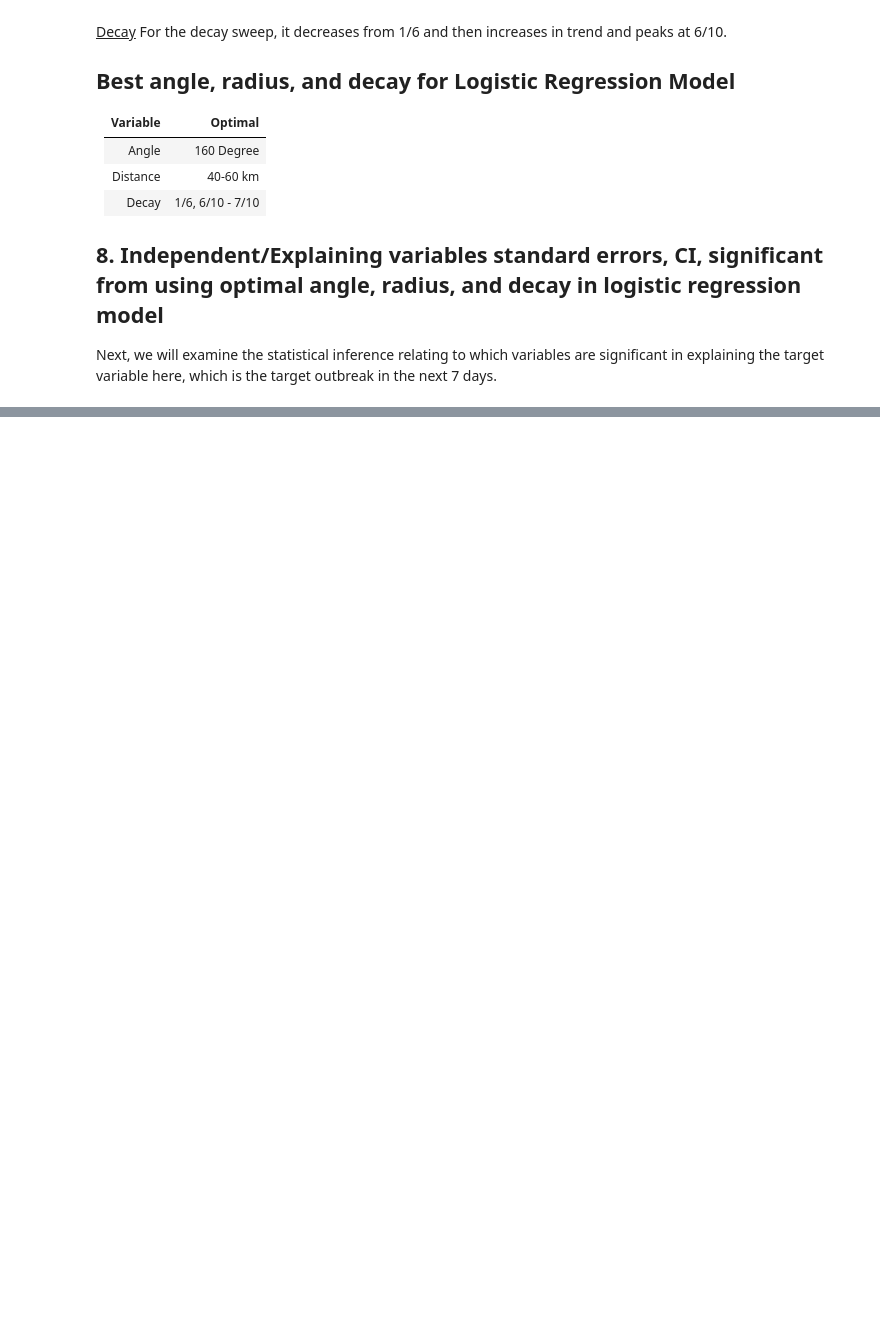
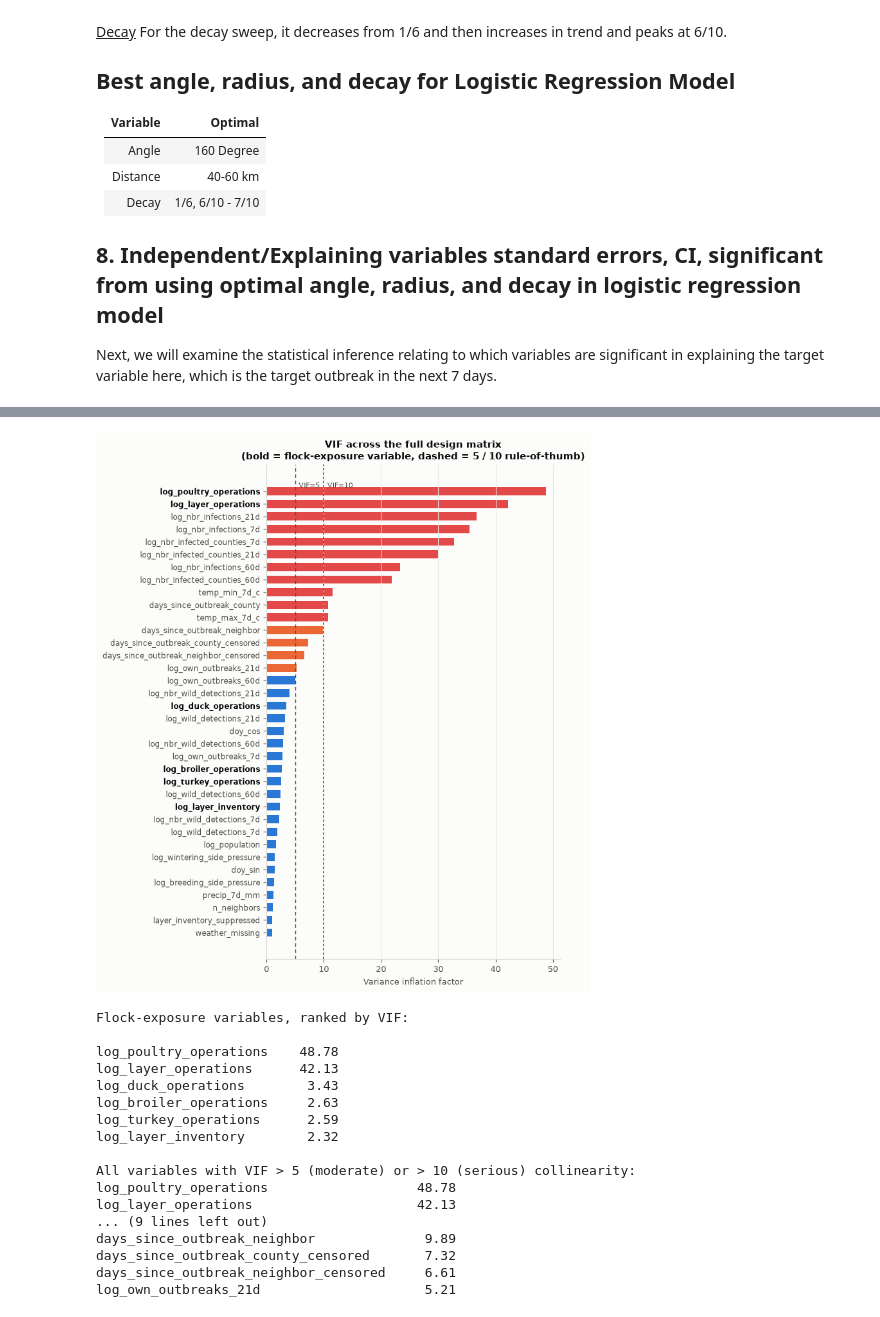
Before and after one commit to NickSanfordCPA/h5n1-capstone, a Jupyter notebook: notebooks/regression_baseline.ipynb, the cells around one changed output, grey strips where cells are left out. Saved outputs shown, nothing was run; the diff lists cells and outputs as text; code cells hidden in the pictures; blank space fills up the shorter version.

```diff
--- a/notebooks/regression_baseline.ipynb
+++ b/notebooks/regression_baseline.ipynb
@@ -890,0 +970,58 @@ plt.show()
+# %%
+from statsmodels.stats.outliers_influence import variance_inflation_factor
+
+vif = pd.Series(
+    [variance_inflation_factor(Xs.values, i) for i in range(Xs.shape[1])],
+    index=Xs.columns,
+).drop("const").sort_values(ascending=False)
+
+flock_log_cols = [f"log_{c}" for c in FLOCK_COLS]
+is_flock = vif.index.isin(flock_log_cols)
+
+fig, ax = plt.subplots(figsize=(7.4, 8.8))
+ypos = np.arange(len(vif))
+bar_colors = [RED if v > 10 else (ORANGE if v > 5 else BLUE) for v in vif.values]
+ax.barh(ypos, vif.values, color=bar_colors, height=0.65)
+ax.axvline(5, color=INK_2, lw=1.0, ls=(0, (4, 3)))
+ax.axvline(10, color=INK_2, lw=1.2, ls=(0, (2, 2)))
+ax.annotate("VIF=5", (5, 0), textcoords="offset points", xytext=(4, 4), fontsize=8, color=INK_2)
+ax.annotate("VIF=10", (10, 0), textcoords="offset points", xytext=(4, 4), fontsize=8, color=INK_2)
+
+ax.set_yticks(ypos)
+labels = ax.set_yticklabels(vif.index, fontsize=8.5)
+for label, flock in zip(labels, is_flock):
+    if flock:
+        label.set_fontweight("bold")
+        label.set_color(INK)
+
+ax.invert_yaxis()   # largest VIF at top
+ax.set(xlabel="Variance inflation factor",
+       title="VIF across the full design matrix" + chr(10) + "(bold = flock-exposure variable, dashed = 5 / 10 rule-of-thumb)")
+ax.grid(axis="y", visible=False)
+fig.tight_layout()
+plt.show()
+
+print("Flock-exposure variables, ranked by VIF:" + chr(10))
+print(vif[is_flock].map("{:.2f}".format).to_string())
+print("" + chr(10) + "All variables with VIF > 5 (moderate) or > 10 (serious) collinearity:")
+over5 = vif[vif > 5]
+print(over5.map("{:.2f}".format).to_string() if len(over5) else "  (none)")
+# %% [output]
+[figure, added]
+Flock-exposure variables, ranked by VIF:
+
+log_poultry_operations    48.78
+log_layer_operations      42.13
+log_duck_operations        3.43
+log_broiler_operations     2.63
+log_turkey_operations      2.59
+log_layer_inventory        2.32
+
+All variables with VIF > 5 (moderate) or > 10 (serious) collinearity:
+log_poultry_operations                   48.78
+log_layer_operations                     42.13
+... (9 lines left out)
+days_since_outbreak_neighbor              9.89
+days_since_outbreak_county_censored       7.32
+days_since_outbreak_neighbor_censored     6.61
+log_own_outbreaks_21d                     5.21
```
Also changed, not shown: parts of 24 cells of this notebook.
